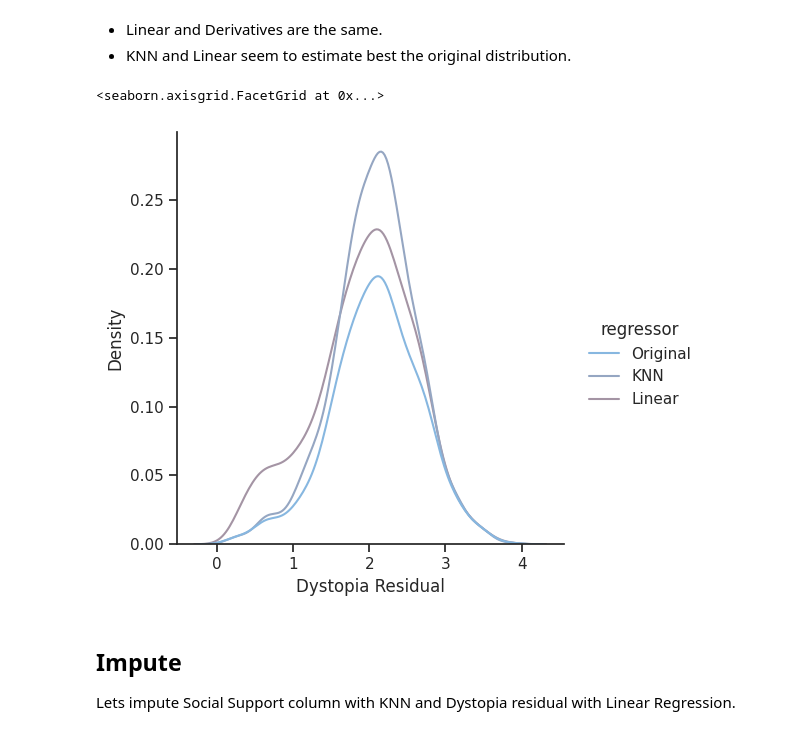
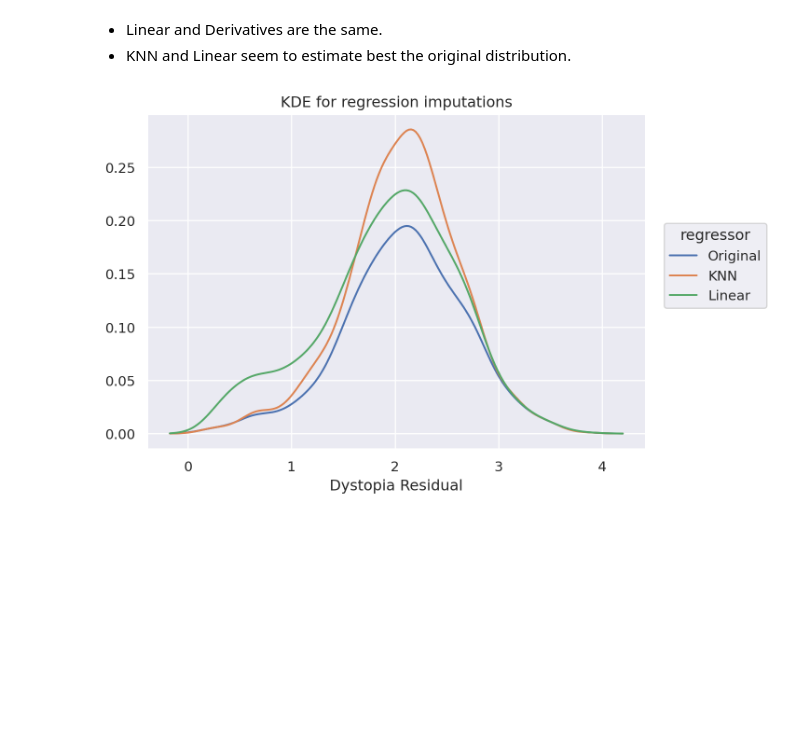
Before and after one commit to gabis96/ML-models-comparison, a Jupyter notebook: notebooks/2.feature_engineering.ipynb, the cells around one changed output. Drawn from its saved outputs; the diff is of its cells as text; code cells hidden in the pictures; blank space fills up the shorter version.

```diff
--- a/notebooks/2.feature_engineering.ipynb
+++ b/notebooks/2.feature_engineering.ipynb
@@ -10,9 +10,12 @@ import pandas as pd
 import seaborn as sns
 import matplotlib.pyplot as plt
 
+# newest interface
+from seaborn import axes_style, objects as so
+from matplotlib.figure import Figure
+
 # Set plots theme
-palette = sns.color_palette(palette="blend:#87b7e0,#cf604a")
-sns.set_theme(style="ticks", palette=palette, color_codes=True)
+sns.set_theme(style="dark", palette=('#87b7e0','#cf604a'), color_codes=True)
 # %%
 df = pd.read_csv('../data/processed/WorldHappinees.csv')
 df
@@ -126,6 +135,6 @@ emirates_df["Perceptions of corruption"].mean()
 # %%
-# We can also observe that there is low variance, meaning they are around the mean value, so this is a good imputation.
-df[df['Perceptions of corruption'].isna()] = emirates_df["Perceptions of corruption"].mean()
+# We can observe there is low variance and it is slightly skewed to the left, meaning they are around the median value, so median is a good imputation.
+df[df['Perceptions of corruption'].isna()] = emirates_df["Perceptions of corruption"].median()
 # %% [markdown]
 ### Fix Missing Data with Interpolation
 - Dystopia Residual: 25% of the data is missing, 312 rows
@@ -410,13 +442,13 @@ KstestResult(statistic=0.2528455284552846, pvalue=6.181941983060422e-35)
 - Linear and Derivatives are the same.
 - KNN and Linear seem to estimate best the original distribution.
 # %%
-sns.displot(dr_results[dr_results['regressor'].isin(['Original', 'Linear', 'KNN'])], x="Dystopia Residual", hue="regressor", kind="kde")
+(
+    so.Plot(dr_results[dr_results['regressor'].isin(['Original', 'Linear', 'KNN'])], x="Dystopia Residual")
+    .add(so.Line(), so.KDE(), color="regressor")
+    .label(title="KDE for regression imputations")
+)
 # %% [output]
-<seaborn.axisgrid.FacetGrid at 0x...>
-[figure, old version]
+[figure, new version]
-# %% [markdown]
-## Impute
-Lets impute Social Support column with KNN and Dystopia residual with Linear Regression.
 # %%
 df_imputed = df.copy()
 df_imputed['Social support'] = df_KNNimputer['Social support']
```
Also changed, not shown: parts of 19 cells of this notebook, 1 other file.
